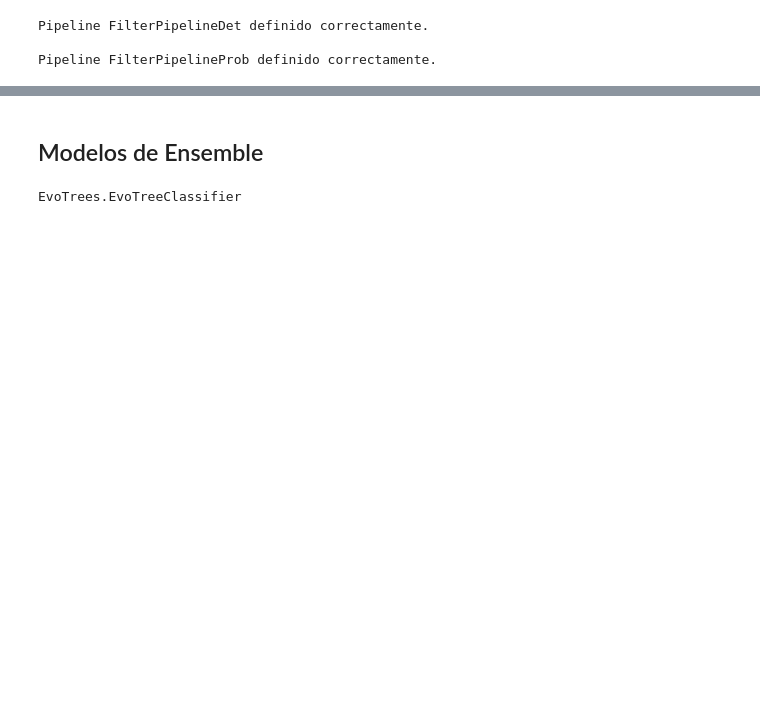
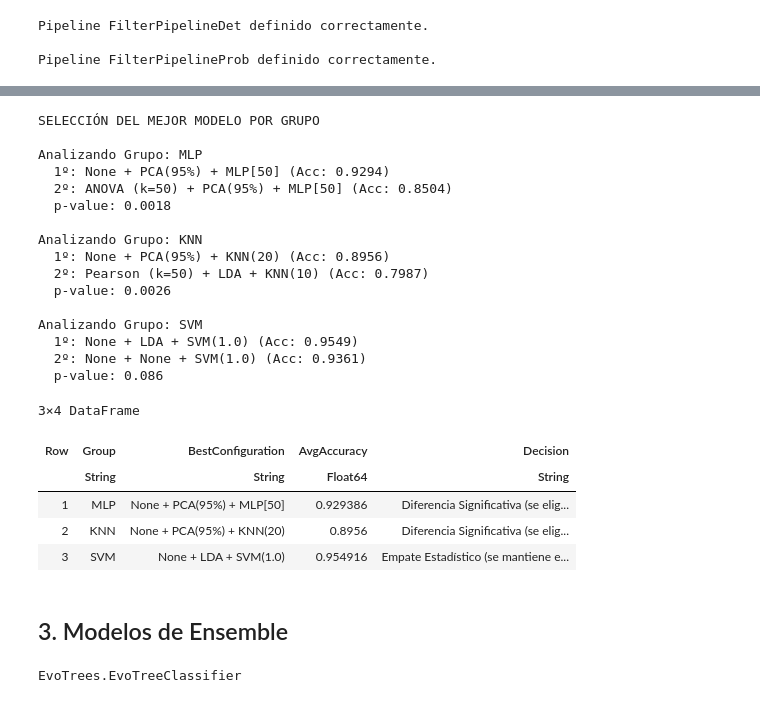
Before and after one commit to anibalsande/MAAAI, a Jupyter notebook: Practica2.ipynb, the cells around one changed output, grey strips where cells are left out. Drawn from its saved outputs; the diff is of its cells as text; code cells hidden in the pictures; blank space fills up the shorter version.

```diff
--- a/Practica2.ipynb
+++ b/Practica2.ipynb
@@ -1189,5 +1168,82 @@ Resultados Basicos
+# %%
+println("\nSELECCIÓN DEL MEJOR MODELO POR GRUPO")
+
+best_models_final = DataFrame(
+    Group = String[],
+    BestConfiguration = String[],
+    AvgAccuracy = Float64[],
+    Decision = String[],
+    FoldAccs = Vector{Float64}[]
+)
+
+groups = unique(results_basicos.Group)
+
+for grp in groups
+    df_grp = filter(row -> row.Group == grp && row.CV_Accuracy_Mean > 0.0, results_basicos)
+    sort!(df_grp, :CV_Accuracy_Mean, rev=true)
+
+    println("\nAnalizando Grupo: $grp")
+
+    if nrow(df_grp) == 0
+        continue
+    end
+
+    top1 = df_grp[1, :]
+    config1 = "$(top1.Filter) + $(top1.Projection) + $(top1.Model)"
+
+    winner = top1
+
+    if nrow(df_grp) > 1
+        top2 = df_grp[2, :]
+        config2 = "$(top2.Filter) + $(top2.Projection) + $(top2.Model)"
+
+        diffs = top1.FoldAccs .- top2.FoldAccs
+        p_val = pvalue(OneSampleTTest(diffs))
+
+        println("  1º: $config1 (Acc: $(round(top1.CV_Accuracy_Mean, digits=4)))")
+        println("  2º: $config2 (Acc: $(round(top2.CV_Accuracy_Mean, digits=4)))")
+        println("  p-value: $(round(p_val, digits=4))")
+
+        if p_val < 0.05
+            # Si el p-valor es menor que 0.05, la diferencia entre los modelos es estadísticamente significativa
+            decision_msg = "Diferencia Significativa (se elige el modelo con mayor Accuracy)"
+            winner = top1
+        else
+            # Si el p-valor es mayor o igual a 0.05, no se puede rechazar la hipótesis nula
+            decision_msg = "Empate Estadístico (se mantiene el modelo con mayor media)"
+            winner = top1
+        end
+    end
+
+    push!(best_models_final, (grp, "$(winner.Filter) + $(winner.Projection) + $(winner.Model)", winner.CV_Accuracy_Mean, decision_msg, winner.FoldAccs))
+end
+
+display(DataFrames.select(best_models_final, Not(:FoldAccs)))
+# %% [output]
+SELECCIÓN DEL MEJOR MODELO POR GRUPO
+
+Analizando Grupo: MLP
+  1º: None + PCA(95%) + MLP[50] (Acc: 0.9294)
+  2º: ANOVA (k=50) + PCA(95%) + MLP[50] (Acc: 0.8504)
+  p-value: 0.0018
+
+Analizando Grupo: KNN
+  1º: None + PCA(95%) + KNN(20) (Acc: 0.8956)
+  2º: Pearson (k=50) + LDA + KNN(10) (Acc: 0.7987)
+  p-value: 0.0026
+
+Analizando Grupo: SVM
+  1º: None + LDA + SVM(1.0) (Acc: 0.9549)
+  2º: None + None + SVM(1.0) (Acc: 0.9361)
+  p-value: 0.086
+3×4 DataFrame
+| Row | Group | BestConfiguration | AvgAccuracy | Decision |
+|  | String | String | Float64 | String |
+| 1 | MLP | None + PCA(95%) + MLP[50] | 0.929386 | Diferencia Significativa (se elig... |
+| 2 | KNN | None + PCA(95%) + KNN(20) | 0.8956 | Diferencia Significativa (se elig... |
+| 3 | SVM | None + LDA + SVM(1.0) | 0.954916 | Empate Estadístico (se mantiene e... |
 # %% [markdown]
-## Modelos de Ensemble
+## 3. Modelos de Ensemble
 # %%
 AdaBoostStumpClassifier = @load AdaBoostStumpClassifier pkg=DecisionTree verbosity=0
 EvoTreeClassifier = @load EvoTreeClassifier pkg=EvoTrees verbosity=0
```
Also changed, not shown: parts of 20 cells of this notebook.
